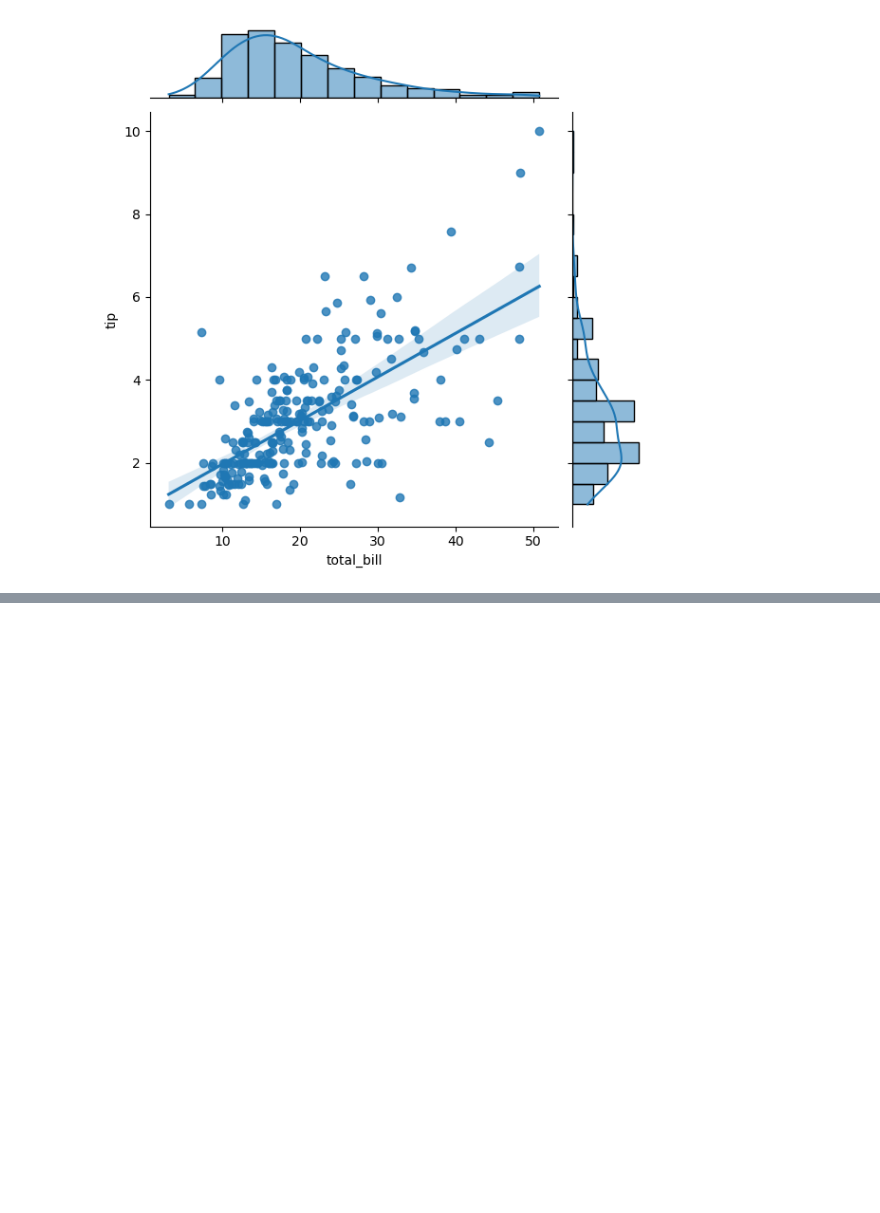
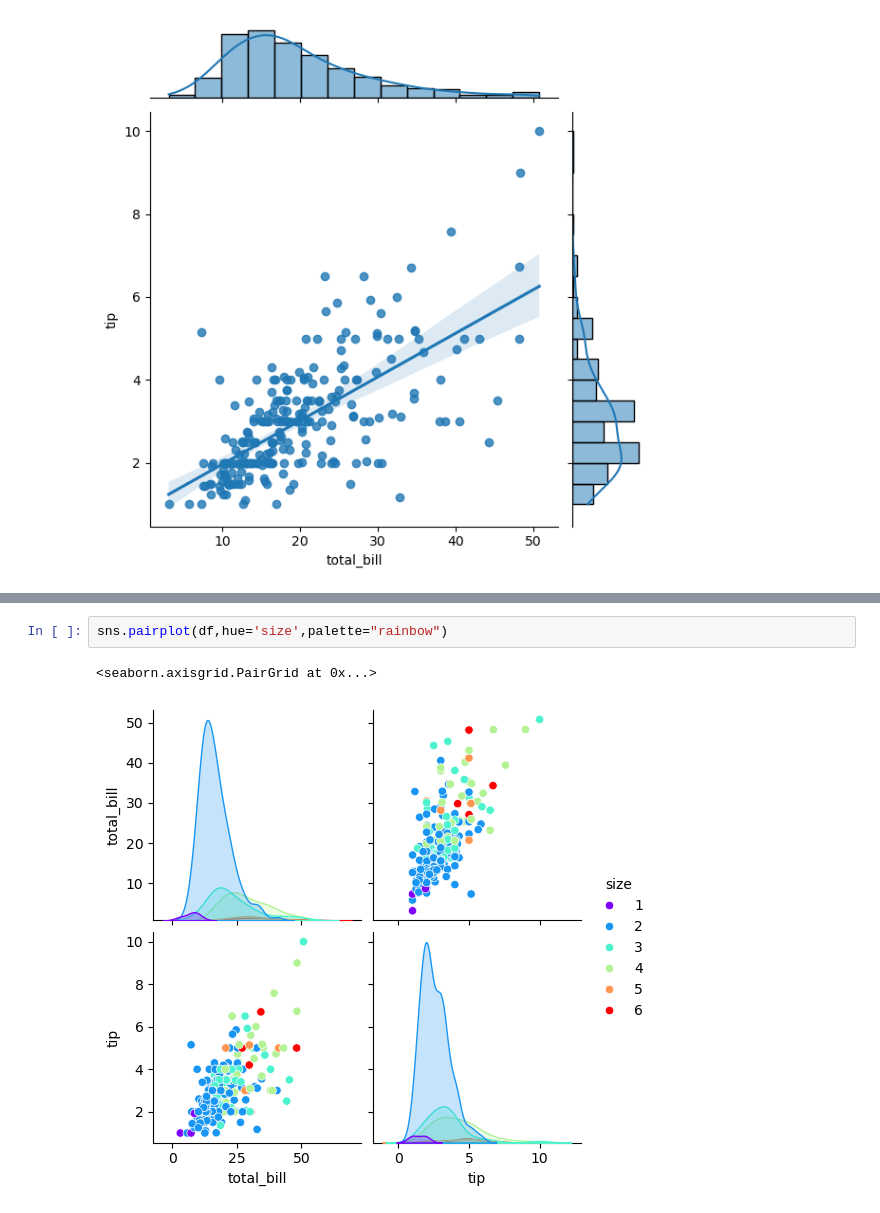
Before and after one commit to dhruvjoshi07/Data_Analysis_Notebook, a Jupyter notebook: pylibrary/seaborn.ipynb, the cells around one changed output, grey strips where cells are left out. Saved outputs shown, nothing was run; the diff lists cells and outputs as text; blank space fills up the shorter version.

```diff
--- a/pylibrary/seaborn.ipynb
+++ b/pylibrary/seaborn.ipynb
@@ -79,0 +111,5 @@ sns.jointplot(x='total_bill',y='tip',data=df,kind='reg')
+# %%
+sns.pairplot(df,hue='size',palette="rainbow")
+# %% [output]
+<seaborn.axisgrid.PairGrid at 0x...>
+[figure, added]
```
Also changed, not shown: parts of 16 cells of this notebook.
